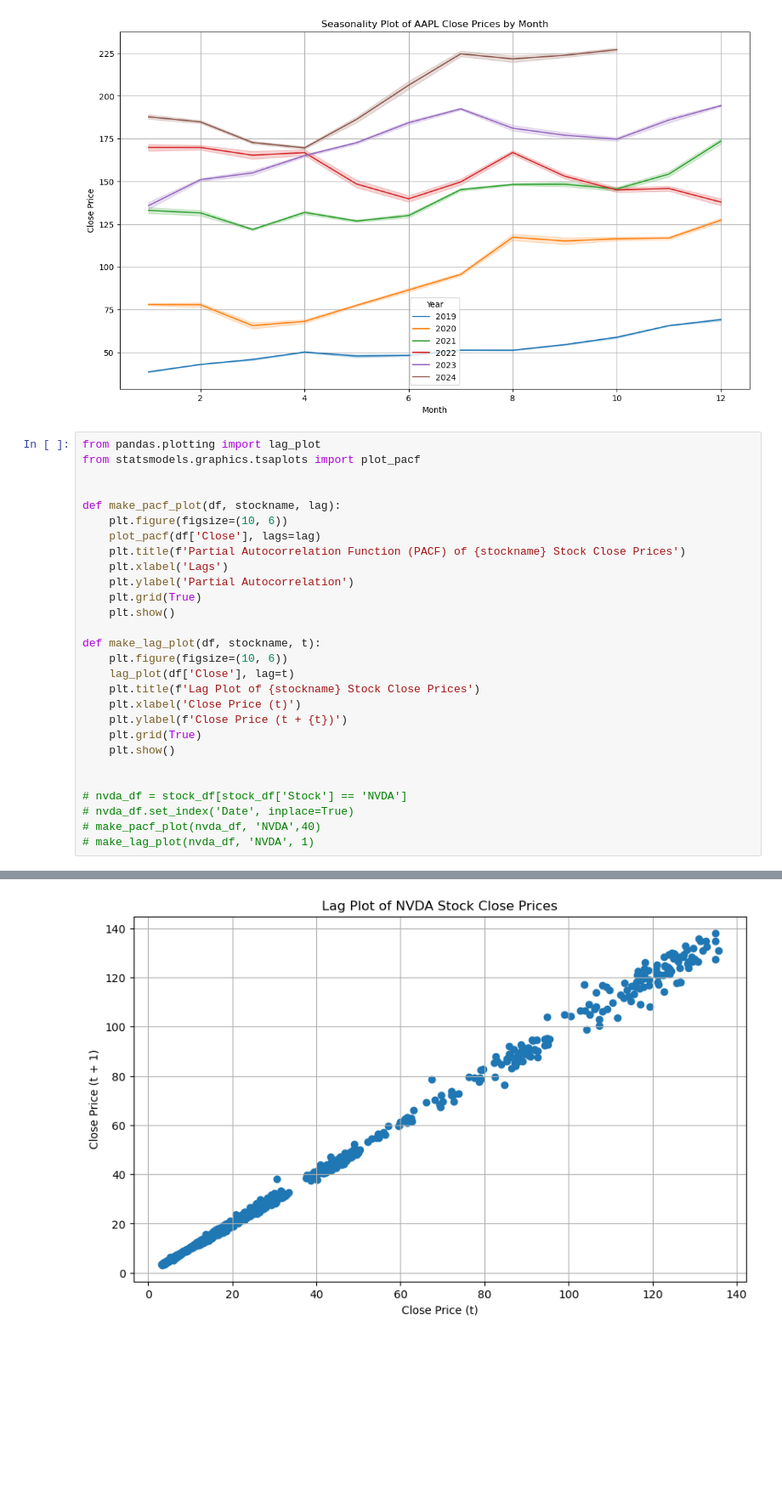
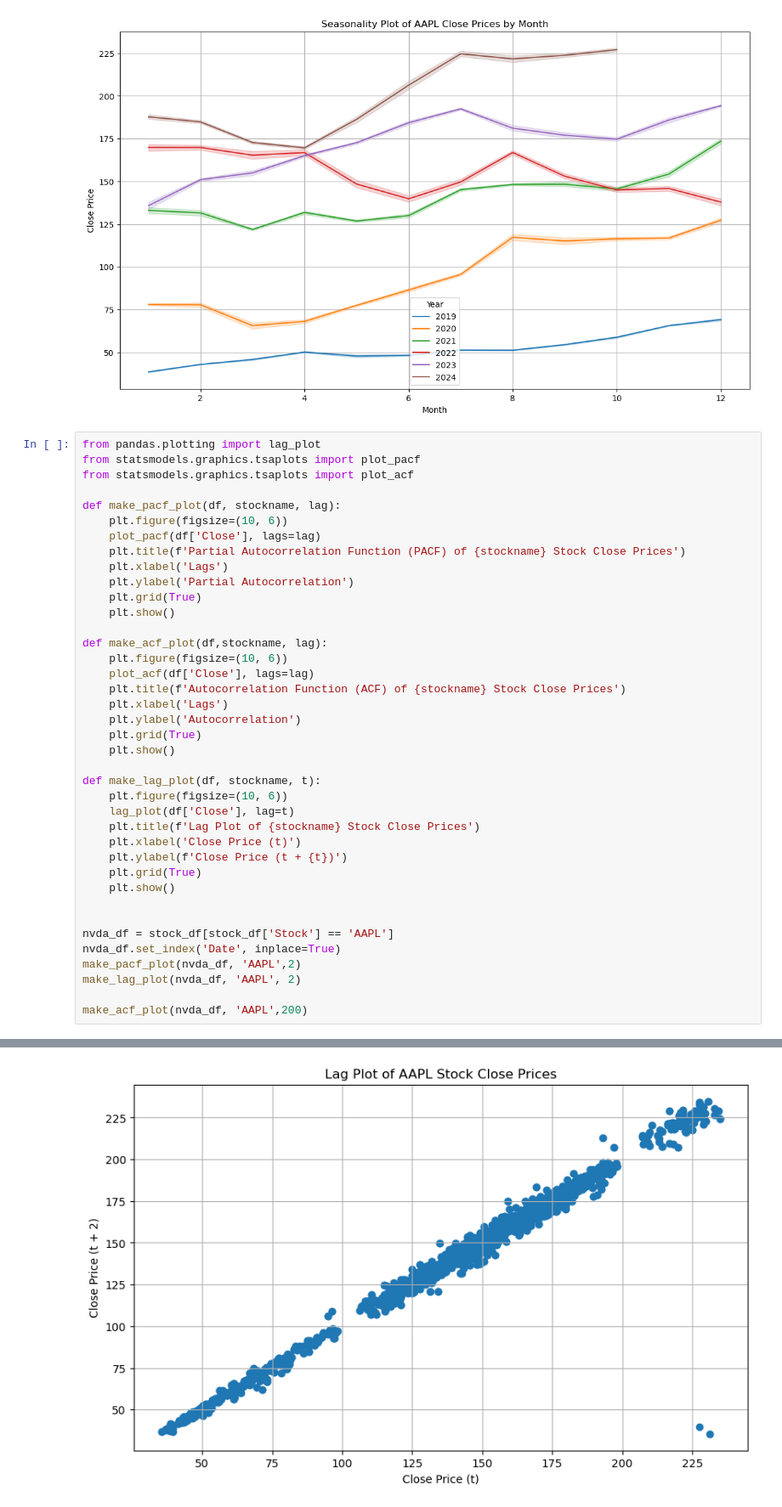
Before and after one commit to cs-muic/dm-2024-t1-pj-eda-honeybadgerlover645, a Jupyter notebook: eda-project.ipynb, the cells around one changed output, grey strips where cells are left out. Shown at 85% size. Drawn from its saved outputs; the diff is of its cells as text; blank space fills up the shorter version.

```diff
--- a/eda-project.ipynb
+++ b/eda-project.ipynb
@@ -803,7 +803,7 @@ See the caveats in the documentation: https://pandas.pydata.org/pandas-docs/stab
 # %%
 from pandas.plotting import lag_plot
 from statsmodels.graphics.tsaplots import plot_pacf
-
+from statsmodels.graphics.tsaplots import plot_acf
 
 def make_pacf_plot(df, stockname, lag):
     plt.figure(figsize=(10, 6))
@@ -811,6 +811,15 @@ def make_pacf_plot(df, stockname, lag):
     plt.title(f'Partial Autocorrelation Function (PACF) of {stockname} Stock Close Prices')
     plt.xlabel('Lags')
     plt.ylabel('Partial Autocorrelation')
+    plt.grid(True)
+    plt.show()
+
+def make_acf_plot(df,stockname, lag):
+    plt.figure(figsize=(10, 6))
+    plot_acf(df['Close'], lags=lag)
+    plt.title(f'Autocorrelation Function (ACF) of {stockname} Stock Close Prices')
+    plt.xlabel('Lags')
+    plt.ylabel('Autocorrelation')
     plt.grid(True)
     plt.show()
 
@@ -824,9 +833,11 @@ def make_lag_plot(df, stockname, t):
     plt.show()
 
 
-# nvda_df = stock_df[stock_df['Stock'] == 'NVDA']
-# nvda_df.set_index('Date', inplace=True)
-# make_pacf_plot(nvda_df, 'NVDA',40)
-# make_lag_plot(nvda_df, 'NVDA', 1)
+nvda_df = stock_df[stock_df['Stock'] == 'AAPL']
+nvda_df.set_index('Date', inplace=True)
+make_pacf_plot(nvda_df, 'AAPL',2)
+make_lag_plot(nvda_df, 'AAPL', 2)
+
+make_acf_plot(nvda_df, 'AAPL',200)
 # %% [output]
 <Figure size 1000x600 with 0 Axes>
@@ -834 +845 @@ def make_lag_plot(df, stockname, t):
-[figure, old version]
+[figure, new version]
```
Also changed, not shown: parts of 3 cells of this notebook.
